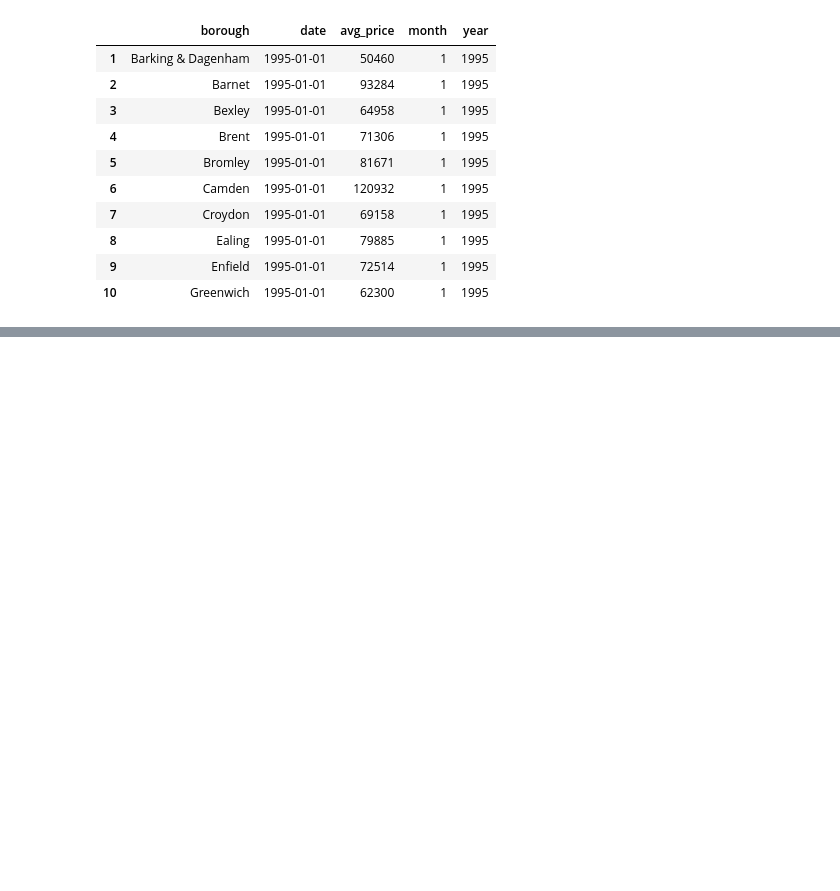
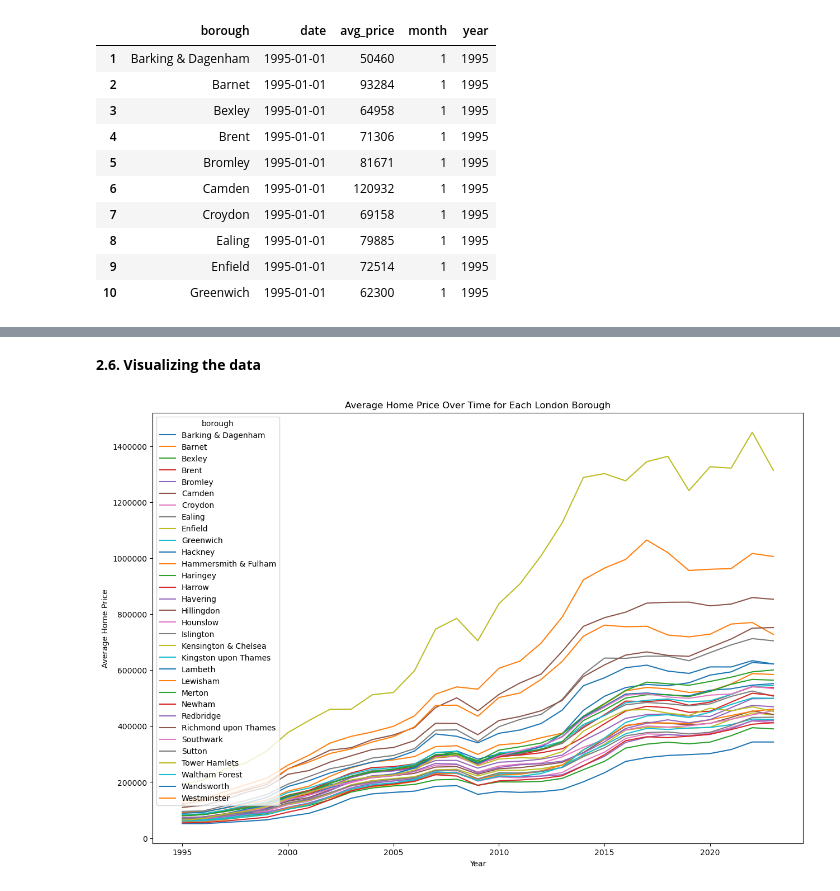
Before and after one commit to dezertdweller/springboard-data-science-projects, a Jupyter notebook: london-housing-analysis.ipynb, the cells around one changed output, grey strips where cells are left out. Drawn from its saved outputs; the diff is of its cells as text; code cells hidden in the pictures; blank space fills up the shorter version.

Commit message:
Refactored visualization and analysis sections.

```diff
--- a/london-housing-analysis.ipynb
+++ b/london-housing-analysis.ipynb
@@ -788,0 +475,14 @@ We hope you enjoyed this practical project. It should have consolidated your dat
+# %% [markdown]
+**2.6. Visualizing the data**
+# %%
+# create a pivot to show the average home price per year for each burough
+avg_price_by_city_vs_year = london_borough.pivot_table(values='avg_price', index='borough', columns='year').round()
+# %%
+avg_price_by_city_vs_year.T.plot(figsize=(15,10))
+plt.title('Average Home Price Over Time for Each London Borough')
+plt.xlabel('Year')
+plt.ylabel('Average Home Price')
+plt.ticklabel_format(axis='y', style='plain')
+plt.show()
+# %% [output]
+[figure, added]
```
Also changed, not shown: parts of 38 cells of this notebook.
